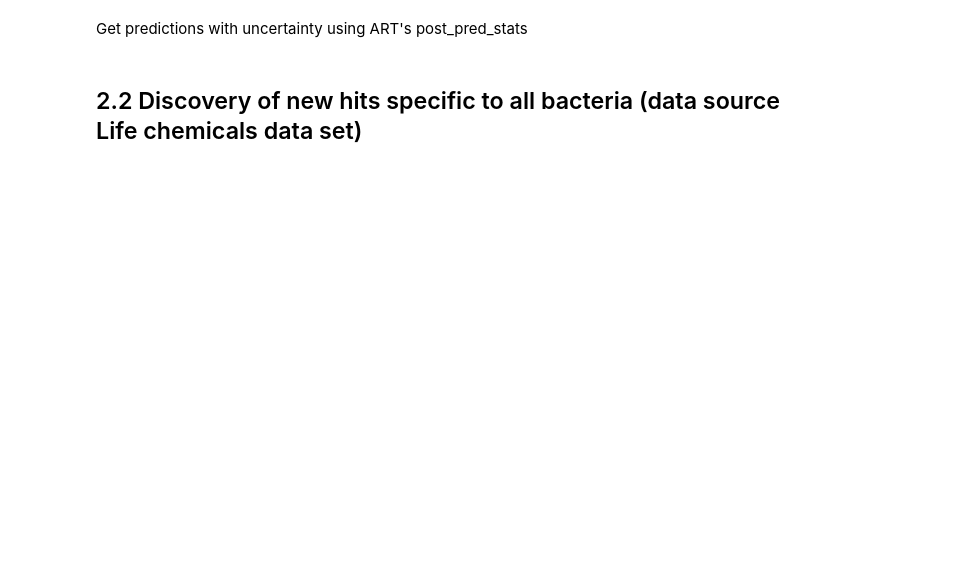
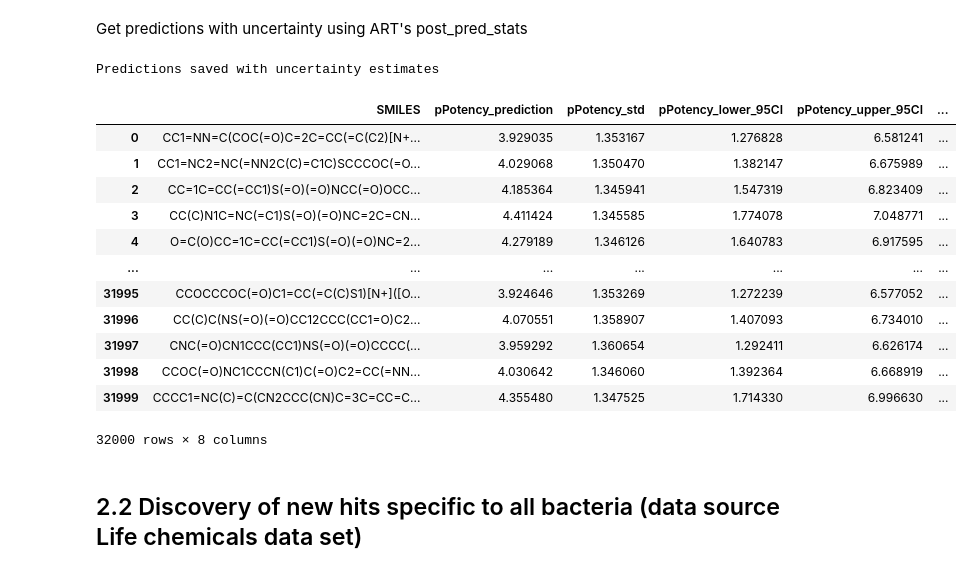
Before and after one commit to soumyadeepghosh35/DTRA_ART, a Jupyter notebook: DTRA_project_notebooks/Step5_ART_YersiniaPestis.ipynb, the cells around one changed output. Saved outputs shown, nothing was run; the diff lists cells and outputs as text; code cells hidden in the pictures; blank space fills up the shorter version.

```diff
--- a/DTRA_project_notebooks/Step5_ART_YersiniaPestis.ipynb
+++ b/DTRA_project_notebooks/Step5_ART_YersiniaPestis.ipynb
@@ -238,32 +260,47 @@ Get predictions with uncertainty using ART's post_pred_stats
 # %%
 # Pass X1_lib (features)
 mean, std = art.post_pred_stats(smi_lib_EnamineDatasets_wMACAW)
 
 # Now use these for your results
-EnamineAntiviralsData_predicted = YersiniaPestis_EnamineDatasets_wMACAW[['SMILES']].copy()
-EnamineAntiviralsData_predicted['pPotency_prediction'] = mean
-EnamineAntiviralsData_predicted['pPotency_std'] = std
+EnamineAntiBioticData_predicted = YersiniaPestis_EnamineDatasets_wMACAW[['SMILES']].copy()
+EnamineAntiBioticData_predicted['pPotency_prediction'] = mean
+EnamineAntiBioticData_predicted['pPotency_std'] = std
 
 # Calculate 95% Confidence Intervals
-EnamineAntiviralsData_predicted['pPotency_lower_95CI'] = mean - 1.96 * std
-EnamineAntiviralsData_predicted['pPotency_upper_95CI'] = mean + 1.96 * std
+EnamineAntiBioticData_predicted['pPotency_lower_95CI'] = mean - 1.96 * std
+EnamineAntiBioticData_predicted['pPotency_upper_95CI'] = mean + 1.96 * std
 
 # Convert to IC50
-EnamineAntiviralsData_predicted['IC50(M)_prediction'] = 10 ** (-mean)
-EnamineAntiviralsData_predicted['IC50(M)_lower_95CI'] = 10 ** (-EnamineAntiviralsData_predicted['pPotency_upper_95CI'])
-EnamineAntiviralsData_predicted['IC50(M)_upper_95CI'] = 10 ** (-EnamineAntiviralsData_predicted['pPotency_lower_95CI'])
+EnamineAntiBioticData_predicted['IC50(M)_prediction'] = 10 ** (-mean)
+EnamineAntiBioticData_predicted['IC50(M)_lower_95CI'] = 10 ** (-EnamineAntiBioticData_predicted['pPotency_upper_95CI'])
+EnamineAntiBioticData_predicted['IC50(M)_upper_95CI'] = 10 ** (-EnamineAntiBioticData_predicted['pPotency_lower_95CI'])
 
 # Select and save results
-EnamineAntiviralsData_predicted = EnamineAntiviralsData_predicted.filter(
+EnamineAntiBioticData_predicted = EnamineAntiBioticData_predicted.filter(
     items=["SMILES", "pPotency_prediction", "pPotency_std",
            "pPotency_lower_95CI", "pPotency_upper_95CI",
            "IC50(M)_prediction", "IC50(M)_lower_95CI", "IC50(M)_upper_95CI"]
 )
 
-EnamineAntiviralsData_predicted.to_csv(os.path.join(saveDir + "YersiniaPestis_wART_EnamineDataset_predicted_all.csv"), index=False)
-EnamineAntiviralsData_predicted[['SMILES']].to_csv(os.path.join(saveDir + "YersiniaPestis_wART_EnamineDataset_predicted_all_SMILES.csv"), index=False)
+EnamineAntiBioticData_predicted.to_csv(os.path.join(saveDir + "YersiniaPestis_wART_EnamineDataset_predicted_all.csv"), index=False)
+EnamineAntiBioticData_predicted[['SMILES']].to_csv(os.path.join(saveDir + "YersiniaPestis_wART_EnamineDataset_predicted_all_SMILES.csv"), index=False)
 print(f"Predictions saved with uncertainty estimates")
-EnamineAntiviralsData_predicted
+EnamineAntiBioticData_predicted
+# %% [output]
+Predictions saved with uncertainty estimates
+|  | SMILES | pPotency_prediction | pPotency_std | pPotency_lower_95CI | pPotency_upper_95CI | ... |
+| 0 | CC1=NN=C(COC(=O)C=2C=CC(=C(C2)[N+... | 3.929035 | 1.353167 | 1.276828 | 6.581241 | ... |
+| 1 | CC1=NC2=NC(=NN2C(C)=C1C)SCCCOC(=O... | 4.029068 | 1.350470 | 1.382147 | 6.675989 | ... |
+| 2 | CC=1C=CC(=CC1)S(=O)(=O)NCC(=O)OCC... | 4.185364 | 1.345941 | 1.547319 | 6.823409 | ... |
+| 3 | CC(C)N1C=NC(=C1)S(=O)(=O)NC=2C=CN... | 4.411424 | 1.345585 | 1.774078 | 7.048771 | ... |
+| 4 | O=C(O)CC=1C=CC(=CC1)S(=O)(=O)NC=2... | 4.279189 | 1.346126 | 1.640783 | 6.917595 | ... |
+| ... | ... | ... | ... | ... | ... | ... |
+| 31995 | CCOCCCOC(=O)C1=CC(=C(C)S1)[N+]([O... | 3.924646 | 1.353269 | 1.272239 | 6.577052 | ... |
+| 31996 | CC(C)C(NS(=O)(=O)CC12CCC(CC1=O)C2... | 4.070551 | 1.358907 | 1.407093 | 6.734010 | ... |
+| 31997 | CNC(=O)CN1CCC(CC1)NS(=O)(=O)CCCC(... | 3.959292 | 1.360654 | 1.292411 | 6.626174 | ... |
+| 31998 | CCOC(=O)NC1CCCN(C1)C(=O)C2=CC(=NN... | 4.030642 | 1.346060 | 1.392364 | 6.668919 | ... |
+| 31999 | CCCC1=NC(C)=C(CN2CCC(CN)C=3C=CC=C... | 4.355480 | 1.347525 | 1.714330 | 6.996630 | ... |
+32000 rows × 8 columns
 # %% [markdown]
 ## 2.2 Discovery of new hits specific to all bacteria (data source Life chemicals data set)
 # %% [markdown]
```
Also changed, not shown: parts of 16 cells of this notebook.
